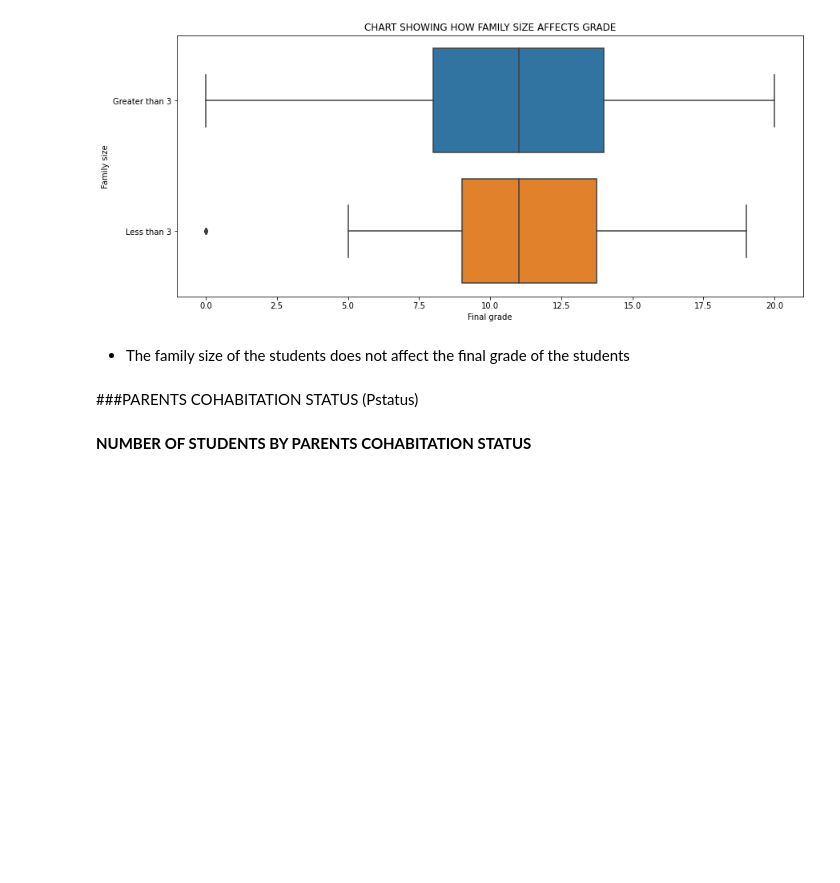
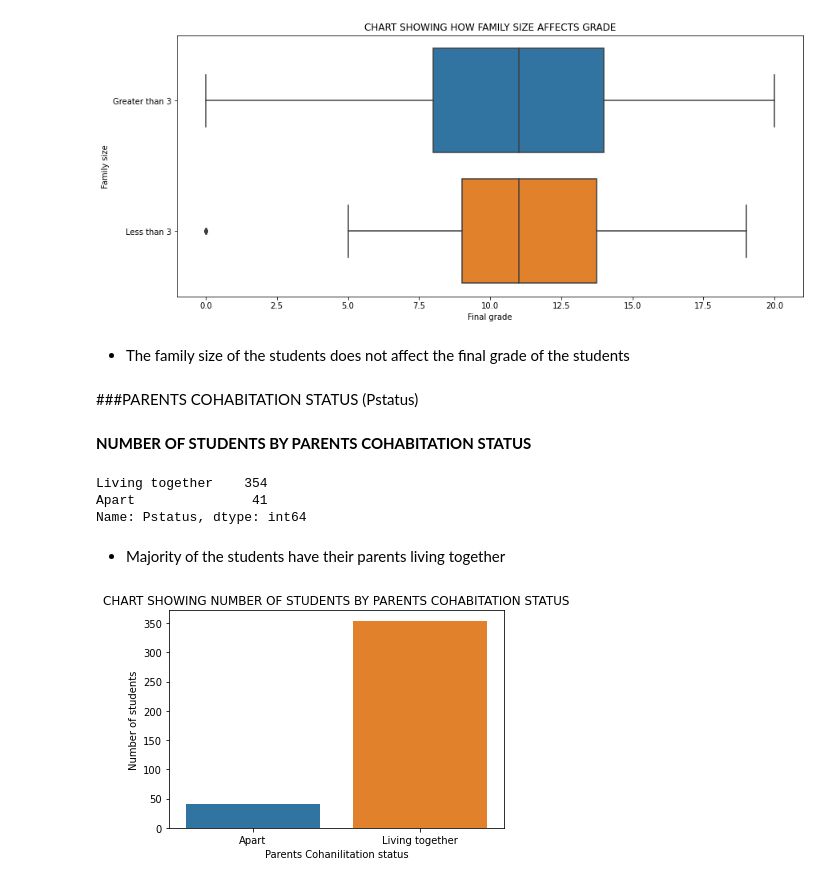
Before and after one commit to devchoplife/Students-grades, a Jupyter notebook: portuguese_students_grade_analysis.ipynb, the cells around one changed output. Saved outputs shown, nothing was run; the diff lists cells and outputs as text; code cells hidden in the pictures; blank space fills up the shorter version.

```diff
--- a/portuguese_students_grade_analysis.ipynb
+++ b/portuguese_students_grade_analysis.ipynb
@@ -314,3 +314,22 @@ plt.show()
 ###PARENTS COHABITATION STATUS (Pstatus)
 # %% [markdown]
 **NUMBER OF STUDENTS BY PARENTS COHABITATION STATUS**
+# %%
+grades.replace(to_replace = 'T', value = 'Living together', inplace = True)
+grades.replace(to_replace = 'A', value = 'Apart', inplace = True)
+# %%
+grades['Pstatus'].value_counts()
+# %% [output]
+Living together    354
+Apart               41
+Name: Pstatus, dtype: int64
+# %% [markdown]
+* Majority of the students have their parents living together
+# %%
+sns.countplot('Pstatus', data = grades)
+plt.title("CHART SHOWING NUMBER OF STUDENTS BY PARENTS COHABITATION STATUS")
+plt.xlabel("Parents Cohanilitation status")
+plt.ylabel("Number of students")
+plt.show()
+# %% [output]
+[figure, added]
```
Also changed, not shown: parts of 3 cells of this notebook.
